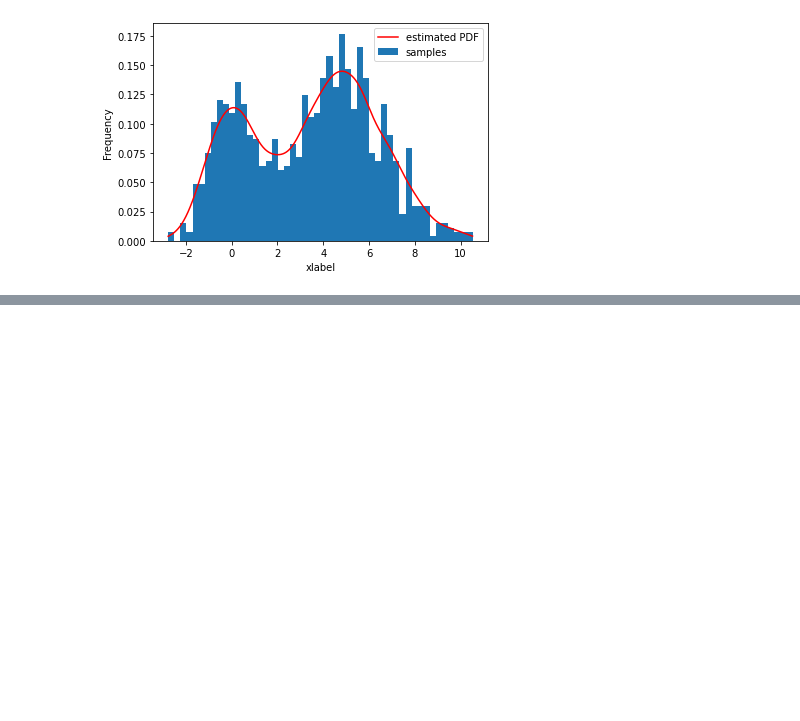
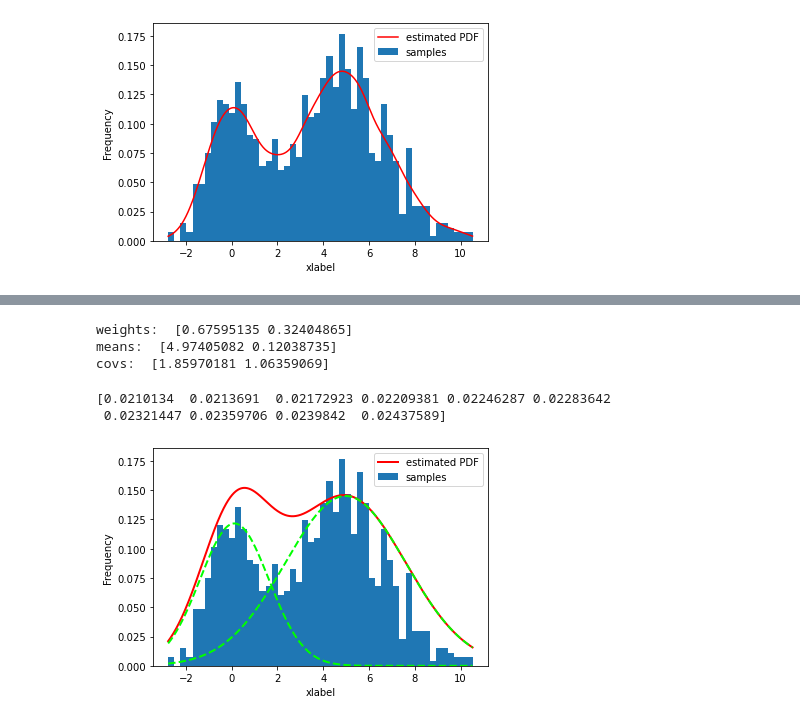
Before and after one commit to afeborgeaud/notebooks, a Jupyter notebook: get_started.ipynb, the cells around one changed output, grey strips where cells are left out. Cells and saved outputs as stored; diff of their text form; code cells hidden in the pictures; blank space fills up the shorter version.

```diff
--- a/get_started.ipynb
+++ b/get_started.ipynb
@@ -116,0 +140,66 @@ plt.show()
+# %%
+from sklearn.mixture import GaussianMixture
+
+# create 1000 samples using func sample_bimodal() from Example 1
+samples = sample_bimodal(1000)
+
+# create estimator with 2 gaussians
+gm = GaussianMixture(n_components=2)
+
+# fit estimator to samples
+gm.fit(samples)
+
+weights = gm.weights_
+means = gm.means_.ravel()
+covs = gm.covariances_.ravel()
+sds = np.sqrt(covs)
+
+print("weights: ", weights)
+print("means: ", means)
+print("covs: ", sds)
+# %% [output]
+weights:  [0.67595135 0.32404865]
+means:  [4.97405082 0.12038735]
+covs:  [1.85970181 1.06359069]
+# %%
+def gaussian(x, w, m, sd):
+    return w / np.sqrt(2 * np.pi * sd**2) * np.exp(-(x - m)**2 / (2 * sd)**2)
+
+def gm_pdf(x, weights, means, sds):
+    """Returns a list with gaussians evaluated at 'x'
+
+    Args:
+        x (ndarray): values
+        weights (ndarray): gaussians weights (amplitudes)
+        means (ndarray): gaussians means
+        sds (ndarray): gaussian standard deviations
+
+    Returns:
+        list of ndarray: of length len(weights)
+    """
+    y = []
+    y.append(gaussian(x, weights[0], means[0], sds[0]))
+    for i in range(1, len(weights)):
+        y.append(gaussian(x, weights[i], means[i], sds[i]))
+    return y
+
+xs = np.linspace(samples.min(), samples.max(), 1000)
+dens = gm_pdf(xs, weights, means, sds)
+dens_sum = np.sum(dens, axis=0)
+
+print(dens_sum[:10])
+# %% [output]
+[0.0210134  0.0213691  0.02172923 0.02209381 0.02246287 0.02283642
+ 0.02321447 0.02359706 0.0239842  0.02437589]
+# %%
+# plot results
+plt.hist(samples, bins=50, density=True, label='samples')
+plt.plot(xs, dens_sum, '-r', label='estimated PDF', linewidth=2.)
+for g in dens:
+    plt.plot(xs, g, '--', color='lime', linewidth=2.)
+plt.xlabel('xlabel')
+plt.ylabel('Frequency')
+plt.legend()
+plt.show()
+# %% [output]
+[figure, added]
```
Also changed, not shown: parts of 8 cells of this notebook, 2 other files.
